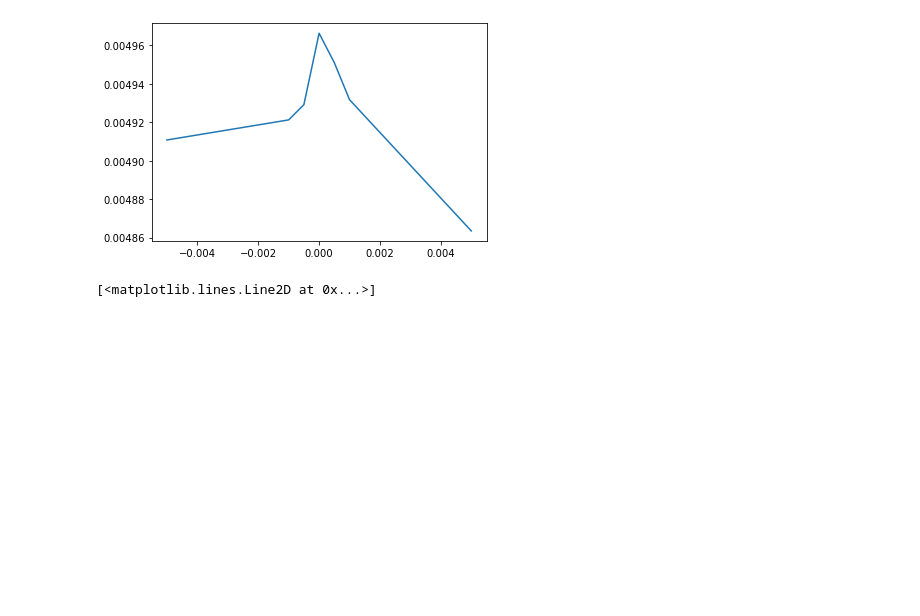
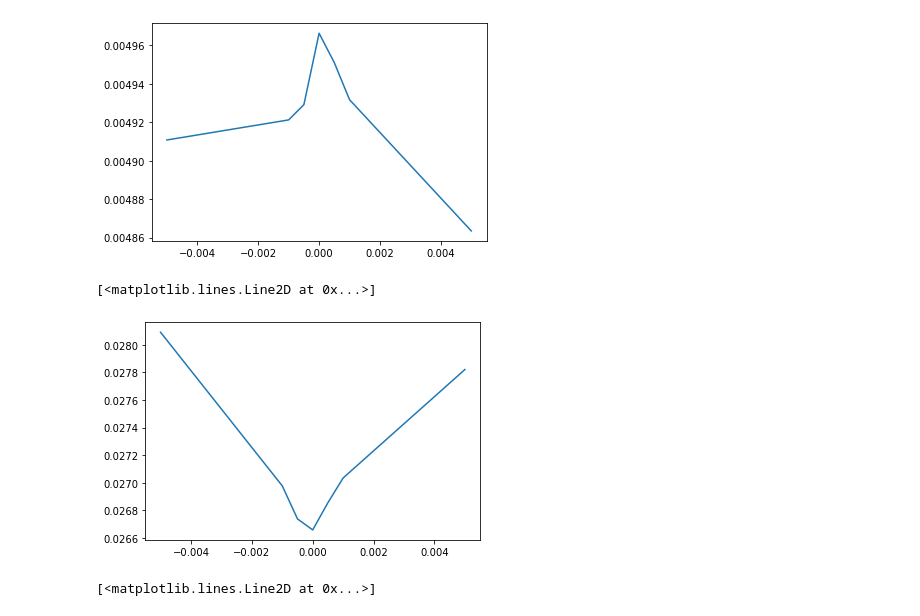
Before and after one commit to mrachh/hot-spots, a Jupyter notebook: worker16_summary/Untitled.ipynb, the cells around one changed output. Saved outputs shown, nothing was run; the diff lists cells and outputs as text; code cells hidden in the pictures; blank space fills up the shorter version.

```diff
--- a/worker16_summary/Untitled.ipynb
+++ b/worker16_summary/Untitled.ipynb
@@ -132,6 +160,15 @@ plt.plot(x,y)
 # %% [output]
 [<matplotlib.lines.Line2D at 0x...>]
 [figure]
+# %%
+n = 256
+z =  data[(data.npoint == n) & (data.eps == 0)]['uq'].item()
+y = np.array(data[data['npoint'] == n].sort_values('eps')['ud_p'])
+x = np.array(data[data['npoint'] == n].sort_values('eps')['eps'])
+plt.plot(x,y)
+# %% [output]
+[<matplotlib.lines.Line2D at 0x...>]
+[figure, added]
 # %%
 plt.plot(x, np.log10(abs(y-z)))
 # %% [output]
```
Also changed, not shown: parts of 13 cells of this notebook, 2 other files.
